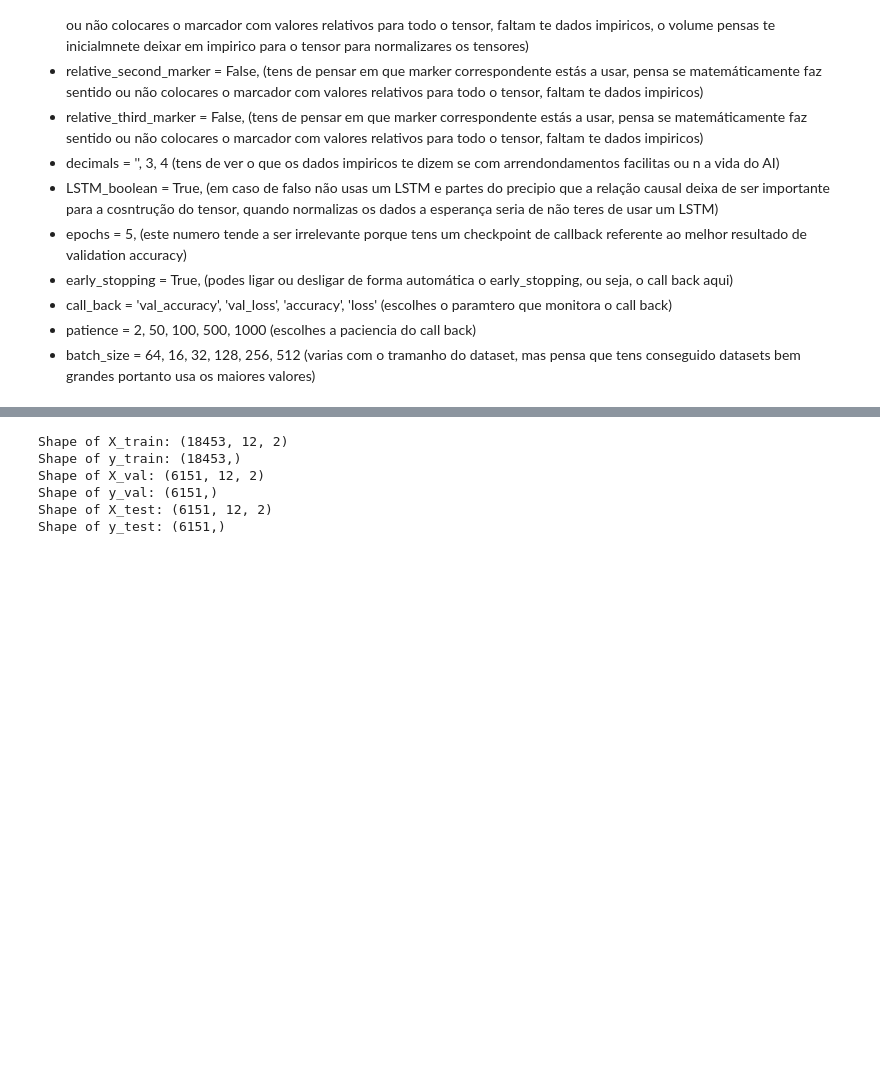
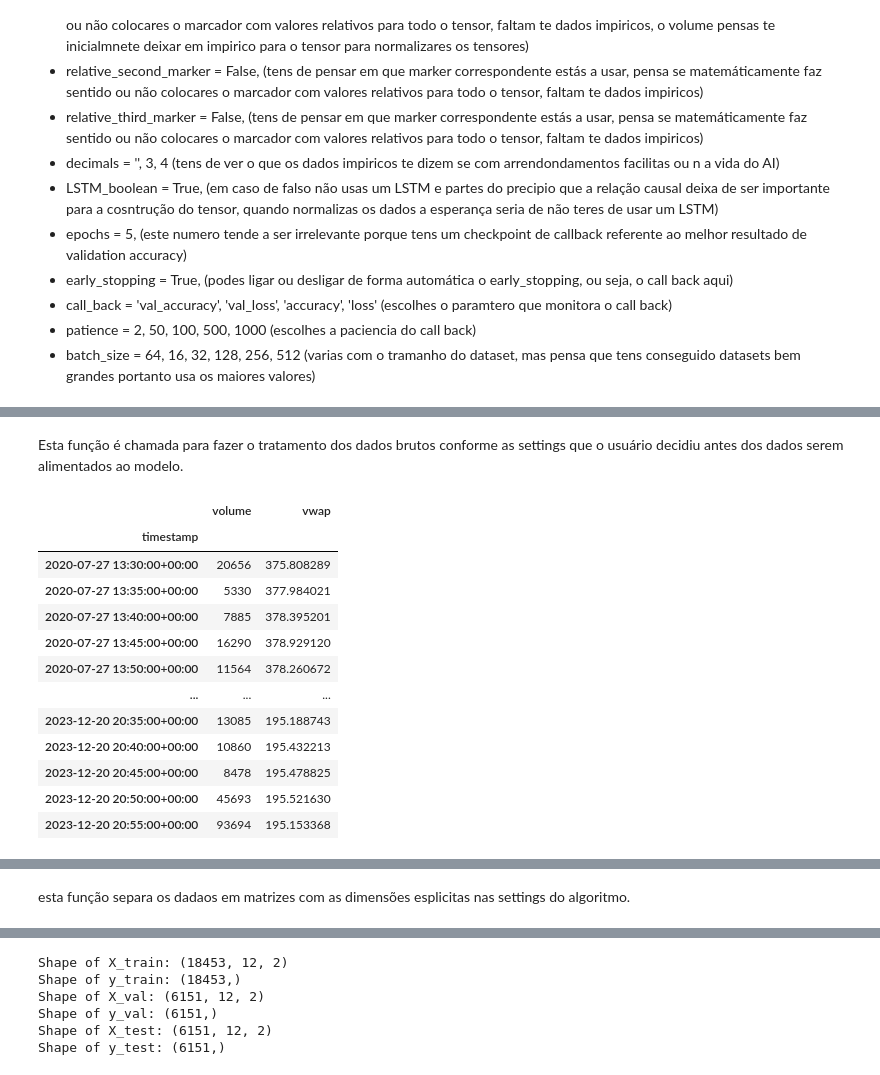
Before and after one commit to guilhermegranchopro/Prometheus, a Jupyter notebook: Simons/backend/Simons.ipynb, the cells around one changed output, grey strips where cells are left out. Drawn from its saved outputs; the diff is of its cells as text; code cells hidden in the pictures; blank space fills up the shorter version.

```diff
--- a/Simons/backend/Simons.ipynb
+++ b/Simons/backend/Simons.ipynb
@@ -732,9 +793,22 @@ timestamp
+# %% [markdown]
+Esta função é chamada para fazer o tratamento dos dados brutos conforme as settings que o usuário decidiu antes dos dados serem alimentados ao modelo.
 # %%
 company_data_prepared = prepare_data(
     company_data, fisrt_marker, second_marker, third_marker
 )
 
-print(company_data_prepared)
-print(company_data_prepared.shape)
-print()
+company_data_prepared
 # %% [output]
+|  | volume | vwap |
+| timestamp |  |  |
+| 2020-07-27 13:30:00+00:00 | 20656 | 375.808289 |
+| 2020-07-27 13:35:00+00:00 | 5330 | 377.984021 |
+| 2020-07-27 13:40:00+00:00 | 7885 | 378.395201 |
+| 2020-07-27 13:45:00+00:00 | 16290 | 378.929120 |
+| 2020-07-27 13:50:00+00:00 | 11564 | 378.260672 |
+| ... | ... | ... |
+| 2023-12-20 20:35:00+00:00 | 13085 | 195.188743 |
+| 2023-12-20 20:40:00+00:00 | 10860 | 195.432213 |
+| 2023-12-20 20:45:00+00:00 | 8478 | 195.478825 |
+| 2023-12-20 20:50:00+00:00 | 45693 | 195.521630 |
+| 2023-12-20 20:55:00+00:00 | 93694 | 195.153368 |
@@ -757,3 +816,5 @@ timestamp
+# %% [markdown]
+esta função separa os dadaos em matrizes com as dimensões esplicitas nas settings do algoritmo.
 # %%
 matrices_x, matrices_y = get_dataset(
     company_data_prepared,
```
Also changed, not shown: parts of 43 cells of this notebook.
